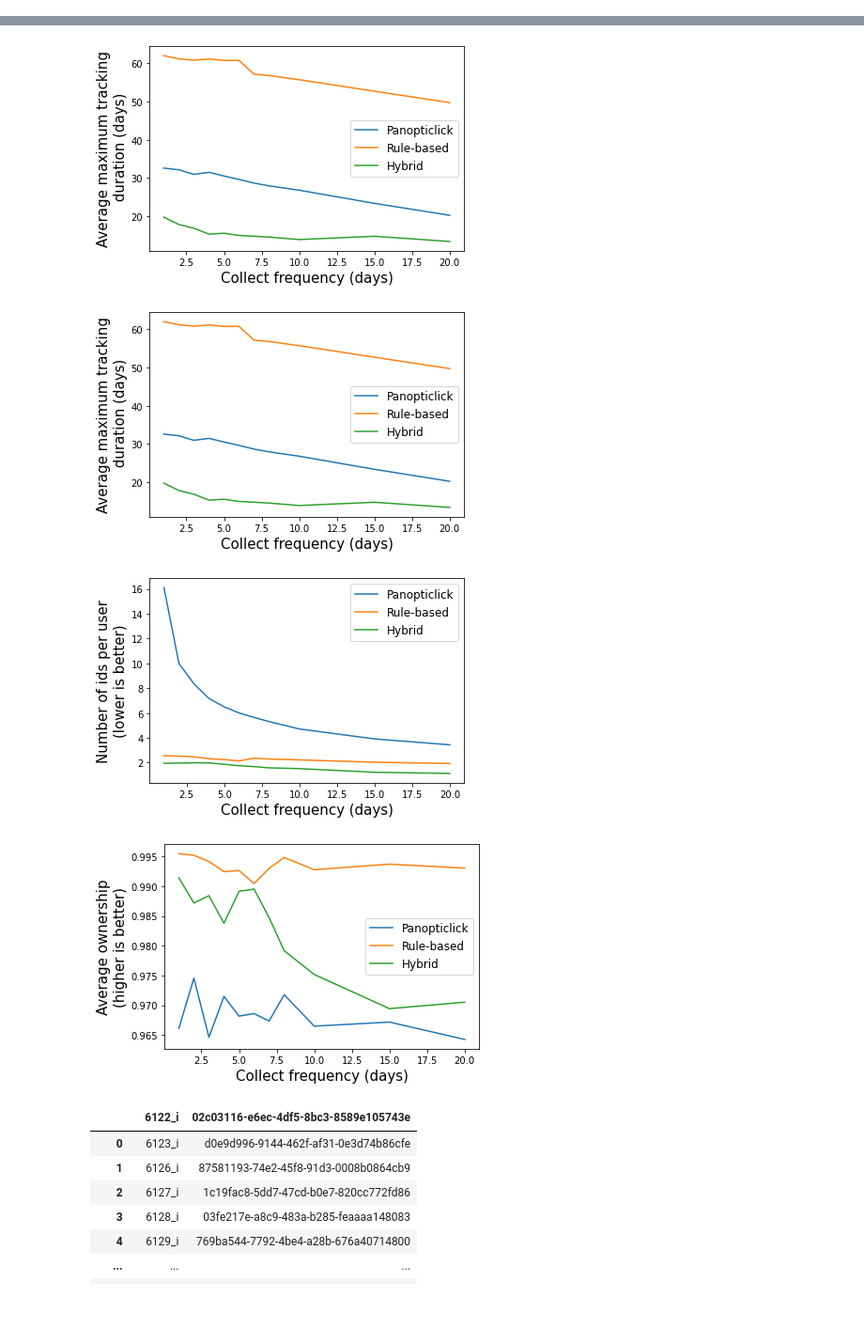
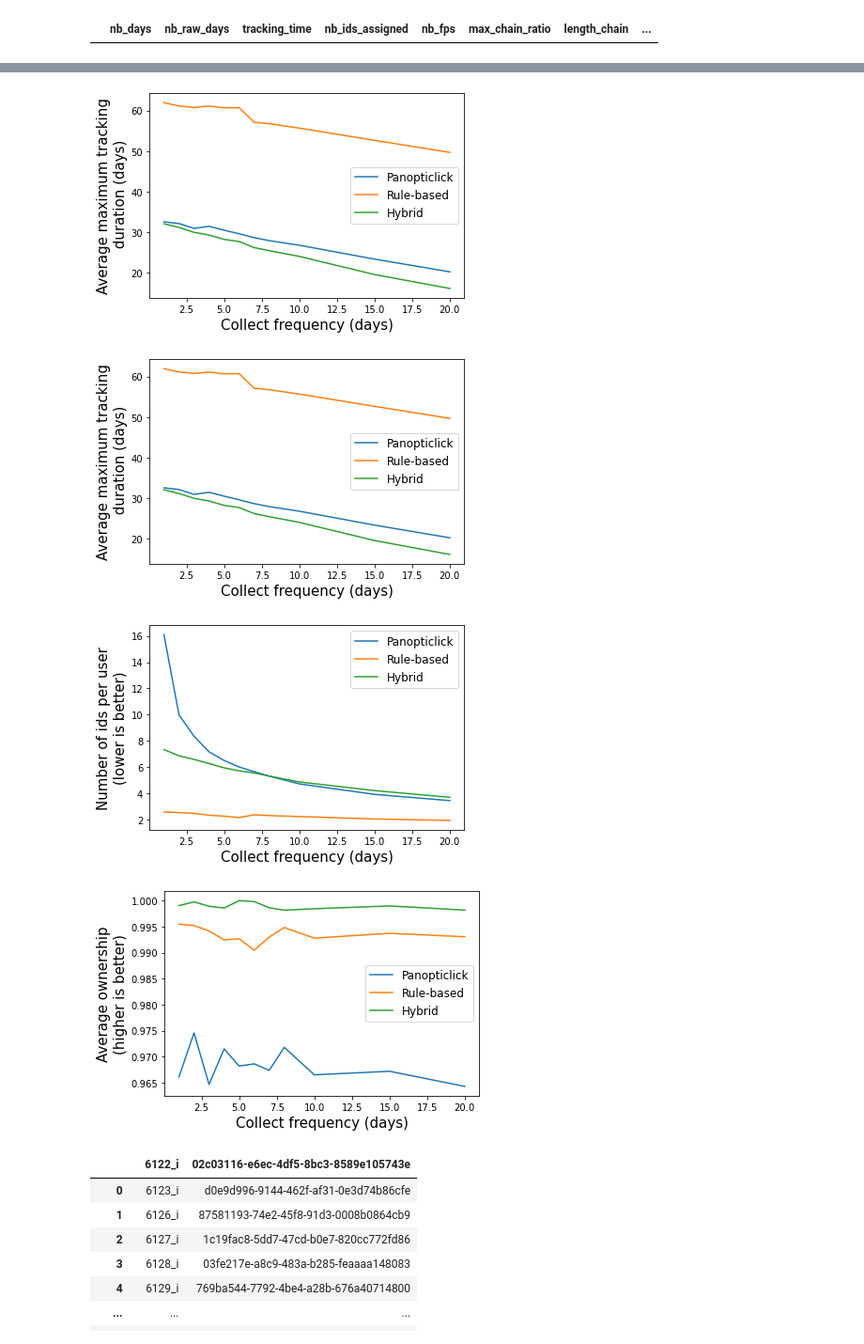
Before and after one commit to wzhang2022/FPStalker-1, a Jupyter notebook: notebooks/results_analysis.ipynb, the cells around one changed output, grey strips where cells are left out. Shown at 94% size. Saved outputs shown, nothing was run; the diff lists cells and outputs as text; code cells hidden in the pictures; blank space fills up the shorter version.

Commit message:
fixed lambda optimize

```diff
--- a/notebooks/results_analysis.ipynb
+++ b/notebooks/results_analysis.ipynb
@@ -15,6 +15,10 @@ from algo import generateHeader
 # %%
 con = mdb.connect(host="127.0.0.1", port=3306, user="stalker", passwd="baddy", db="canvas_fp_project")
 cur = con.cursor(mdb.cursors.DictCursor)
+# %%
+df_ml
+# %% [output]
+|  | nb_days | nb_raw_days | tracking_time | nb_ids_assigned | nb_fps | max_chain_ratio | length_chain | ... |
 # %%
 def process_results_replay(experiment, algotype, min_fp_needed):
     file_names = os.listdir("../results/")
@@ -151,7 +155,8 @@ def plot_data_from_list(df_label_list):
 
 df_eck = process_results_replay("logreg", "eckersley", 6)
 df_rule = process_results_replay("logreg", "rulebased", 6)
-df_ml = process_results_replay("logreg", "hybrid", 6)
+df_ml = process_results_replay("lambda0.05", "hybridalgo", 6)
+
 
 plot_data_from_list([(df_eck, "Panopticlick"), (df_rule, "Rule-based"), (df_ml, "Hybrid")])
 # %% [output]
@@ -176,7 +164,7 @@ logreg-rulebased-6_8scenario_replay_result.csv
-[figure, old version]
+[figure, new version]
-[figure, old version]
+[figure, new version]
-[figure, old version]
+[figure, new version]
-[figure, old version]
+[figure, new version]
 # %%
 def process_results_replay(prefix_file):
     file_names = os.listdir("../results/")
```
Also changed, not shown: parts of 1 cell of this notebook, 42 other files.
